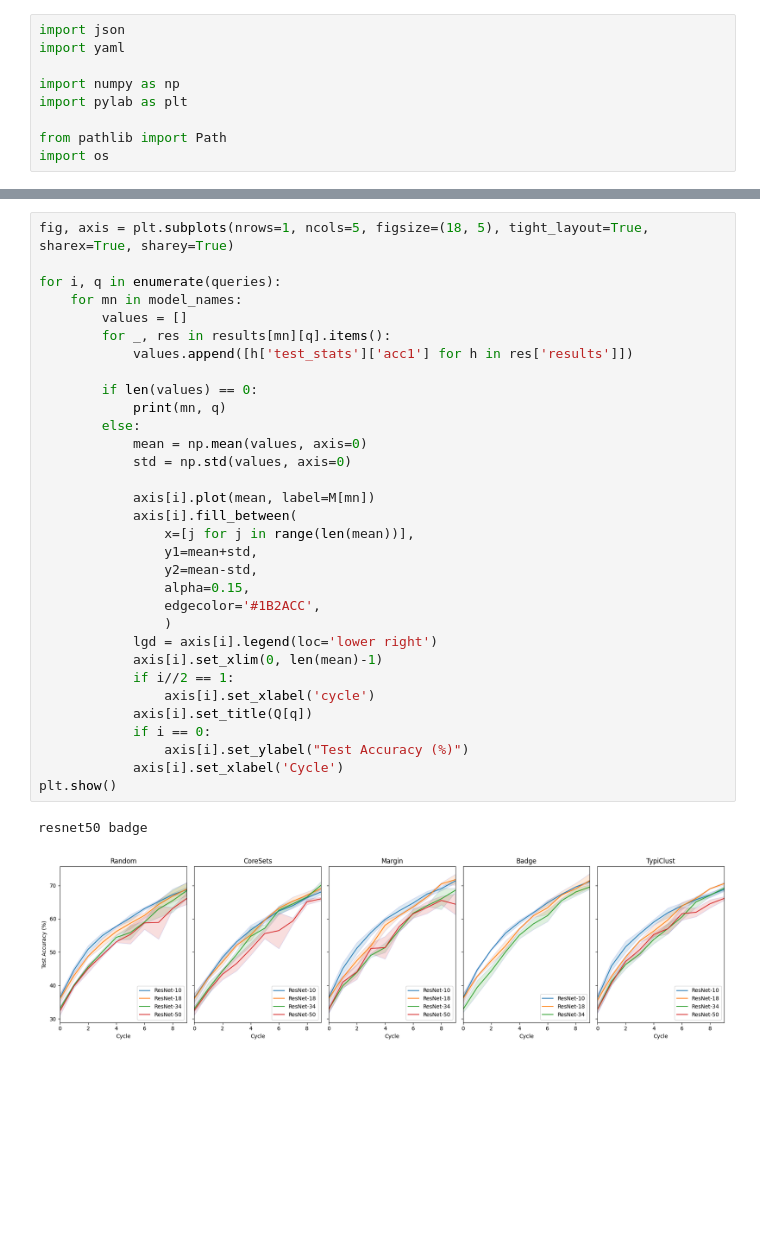
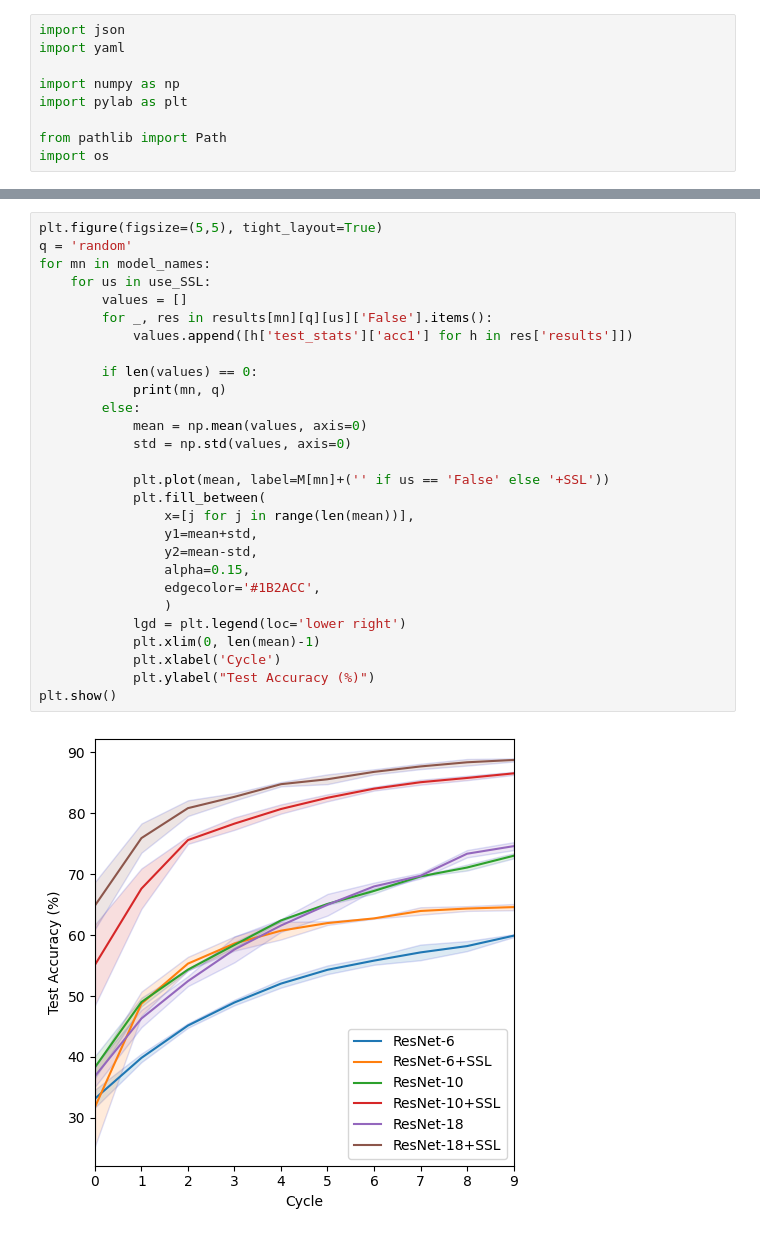
Before and after one commit to nhaH-luaP/general-reusability, a Jupyter notebook: notebooks/evaluate_dal.ipynb, the cells around one changed output, grey strips where cells are left out. Drawn from its saved outputs; the diff is of its cells as text; blank space fills up the shorter version.

```diff
--- a/notebooks/evaluate_dal.ipynb
+++ b/notebooks/evaluate_dal.ipynb
@@ -91,35 +96,30 @@ resnet50 badge
 # %%
-fig, axis = plt.subplots(nrows=1, ncols=5, figsize=(18, 5), tight_layout=True, sharex=True, sharey=True)
-
-for i, q in enumerate(queries):
-    for mn in model_names:
+plt.figure(figsize=(5,5), tight_layout=True)
+q = 'random'
+for mn in model_names:
+    for us in use_SSL:
         values = []
-        for _, res in results[mn][q].items():
+        for _, res in results[mn][q][us]['False'].items():
             values.append([h['test_stats']['acc1'] for h in res['results']])
 
         if len(values) == 0:
             print(mn, q)
         else:
             mean = np.mean(values, axis=0)
             std = np.std(values, axis=0)
 
-            axis[i].plot(mean, label=M[mn])
-            axis[i].fill_between(
+            plt.plot(mean, label=M[mn]+('' if us == 'False' else '+SSL'))
+            plt.fill_between(
                 x=[j for j in range(len(mean))],
                 y1=mean+std,
                 y2=mean-std,
                 alpha=0.15,
                 edgecolor='#1B2ACC',
                 )
-            lgd = axis[i].legend(loc='lower right')
-            axis[i].set_xlim(0, len(mean)-1)
-            if i//2 == 1:
-                axis[i].set_xlabel('cycle')
-            axis[i].set_title(Q[q])
-            if i == 0:
-                axis[i].set_ylabel("Test Accuracy (%)")
-            axis[i].set_xlabel('Cycle')
+            lgd = plt.legend(loc='lower right')
+            plt.xlim(0, len(mean)-1)
+            plt.xlabel('Cycle')
+            plt.ylabel("Test Accuracy (%)")
 plt.show()
 # %% [output]
-resnet50 badge
-[figure, old version]
+[figure, new version]
```
Also changed, not shown: parts of 6 cells of this notebook, 2 other files.
